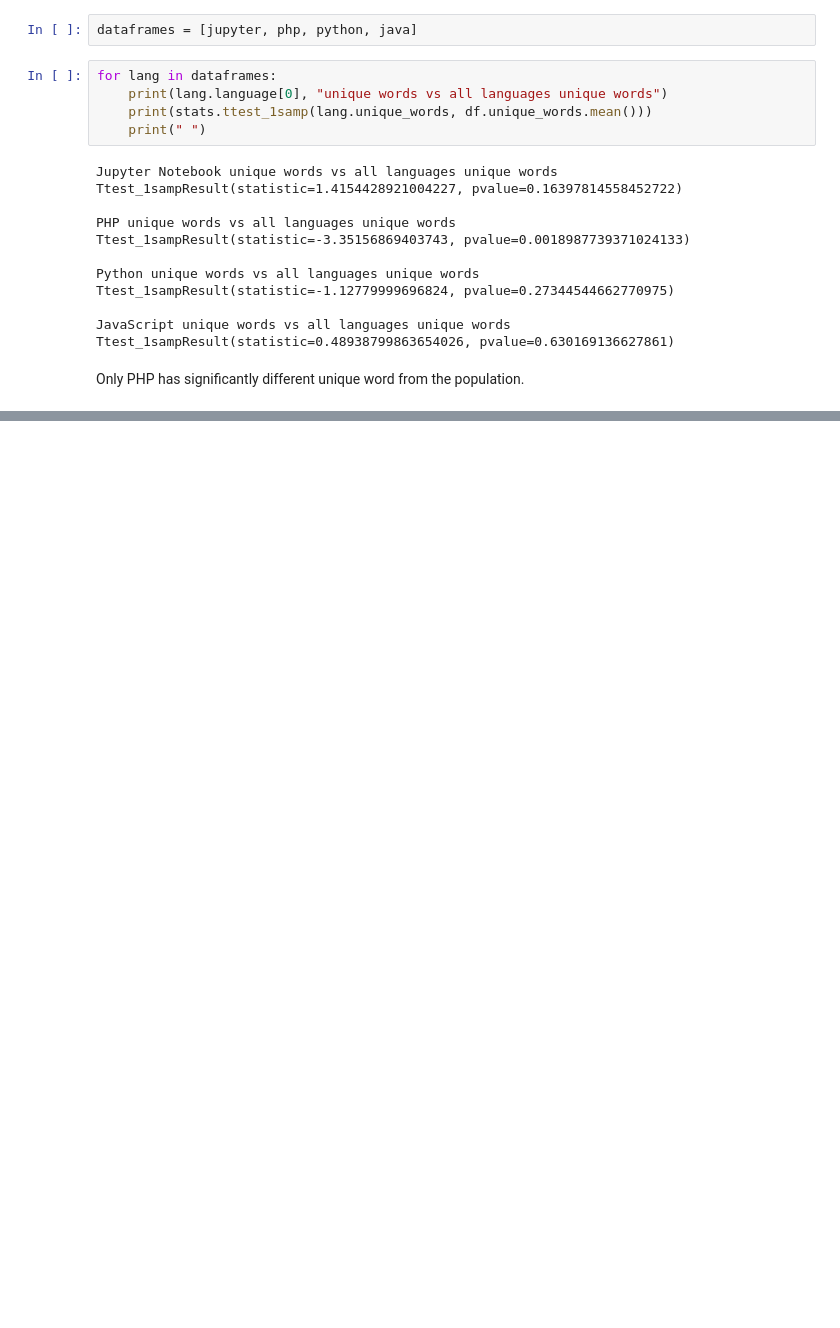
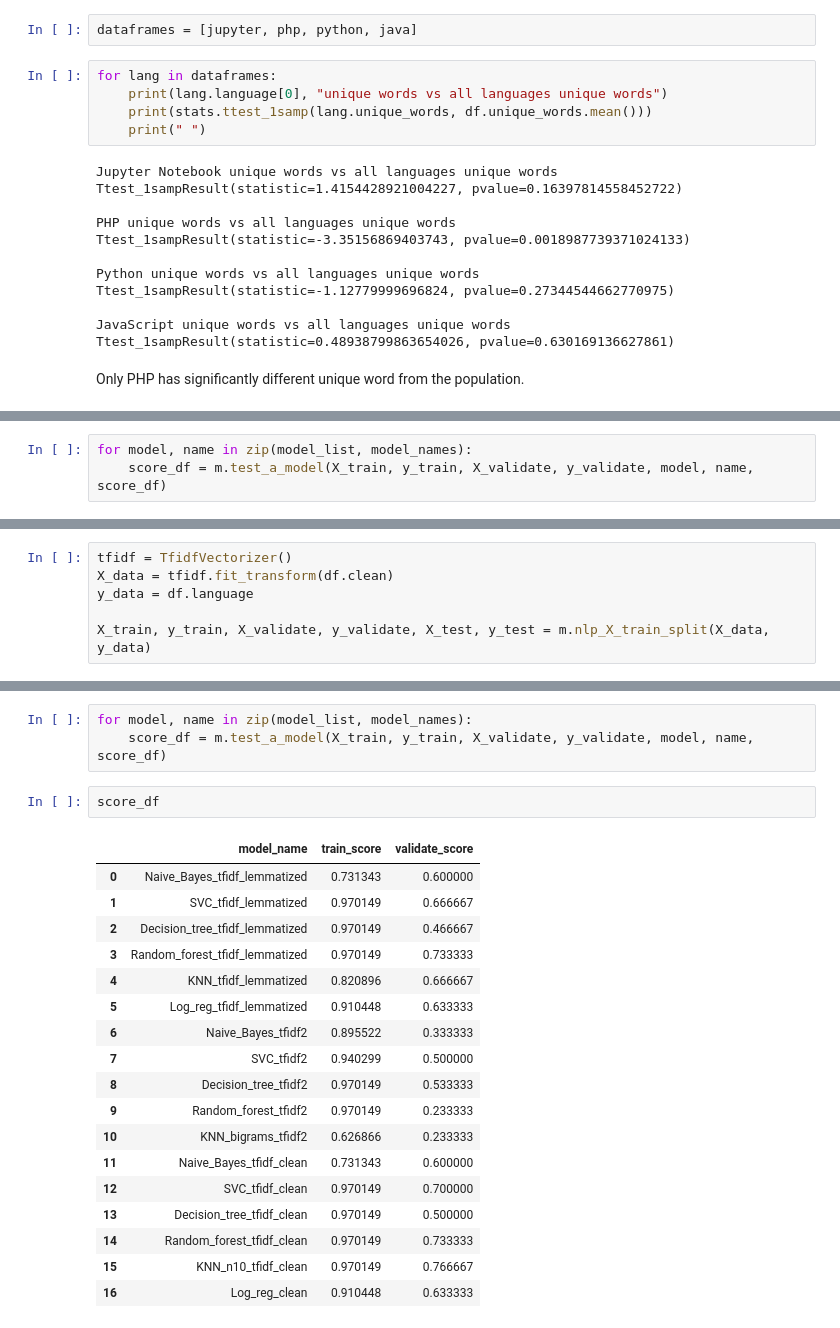
Before and after one commit to nlp-project-germain-group-6/nlp-web-scraping, a Jupyter notebook: malachi_hale_initial1.ipynb, the cells around one changed output, grey strips where cells are left out. Saved outputs shown, nothing was run; the diff lists cells and outputs as text; blank space fills up the shorter version.

```diff
--- a/malachi_hale_initial1.ipynb
+++ b/malachi_hale_initial1.ipynb
@@ -600,0 +1256,3 @@ Only PHP has significantly different unique word from the population.
+# %%
+for model, name in zip(model_list, model_names):
+    score_df = m.test_a_model(X_train, y_train, X_validate, y_validate, model, name, score_df)
@@ -600,0 +1274,6 @@ Only PHP has significantly different unique word from the population.
+# %%
+tfidf = TfidfVectorizer()
+X_data = tfidf.fit_transform(df.clean)
+y_data = df.language
+
+X_train, y_train, X_validate, y_validate, X_test, y_test = m.nlp_X_train_split(X_data, y_data)
@@ -600,0 +1288,24 @@ Only PHP has significantly different unique word from the population.
+# %%
+for model, name in zip(model_list, model_names):
+    score_df = m.test_a_model(X_train, y_train, X_validate, y_validate, model, name, score_df)
+# %%
+score_df
+# %% [output]
+|  | model_name | train_score | validate_score |
+| 0 | Naive_Bayes_tfidf_lemmatized | 0.731343 | 0.600000 |
+| 1 | SVC_tfidf_lemmatized | 0.970149 | 0.666667 |
+| 2 | Decision_tree_tfidf_lemmatized | 0.970149 | 0.466667 |
+| 3 | Random_forest_tfidf_lemmatized | 0.970149 | 0.733333 |
+| 4 | KNN_tfidf_lemmatized | 0.820896 | 0.666667 |
+| 5 | Log_reg_tfidf_lemmatized | 0.910448 | 0.633333 |
+| 6 | Naive_Bayes_tfidf2 | 0.895522 | 0.333333 |
+| 7 | SVC_tfidf2 | 0.940299 | 0.500000 |
+| 8 | Decision_tree_tfidf2 | 0.970149 | 0.533333 |
+| 9 | Random_forest_tfidf2 | 0.970149 | 0.233333 |
+| 10 | KNN_bigrams_tfidf2 | 0.626866 | 0.233333 |
+| 11 | Naive_Bayes_tfidf_clean | 0.731343 | 0.600000 |
+| 12 | SVC_tfidf_clean | 0.970149 | 0.700000 |
+| 13 | Decision_tree_tfidf_clean | 0.970149 | 0.500000 |
+| 14 | Random_forest_tfidf_clean | 0.970149 | 0.733333 |
+| 15 | KNN_n10_tfidf_clean | 0.970149 | 0.766667 |
+| 16 | Log_reg_clean | 0.910448 | 0.633333 |
```
Also changed, not shown: parts of 94 cells of this notebook.
